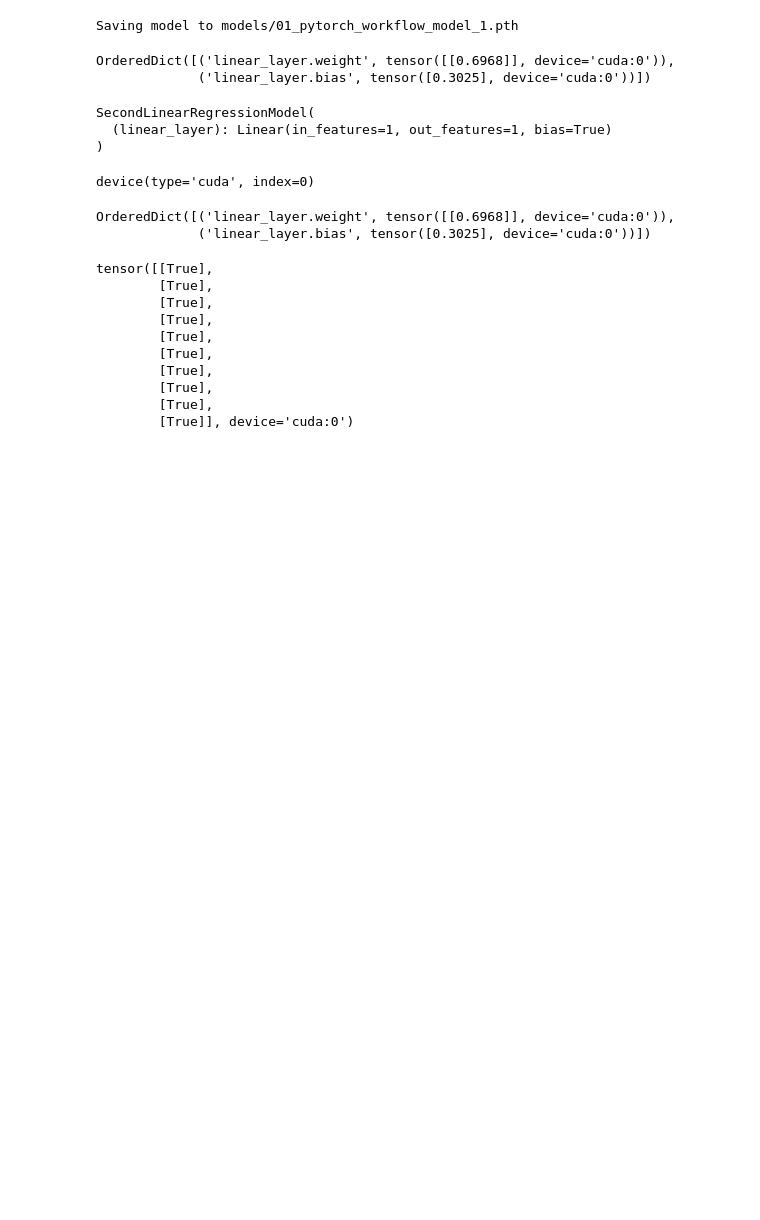
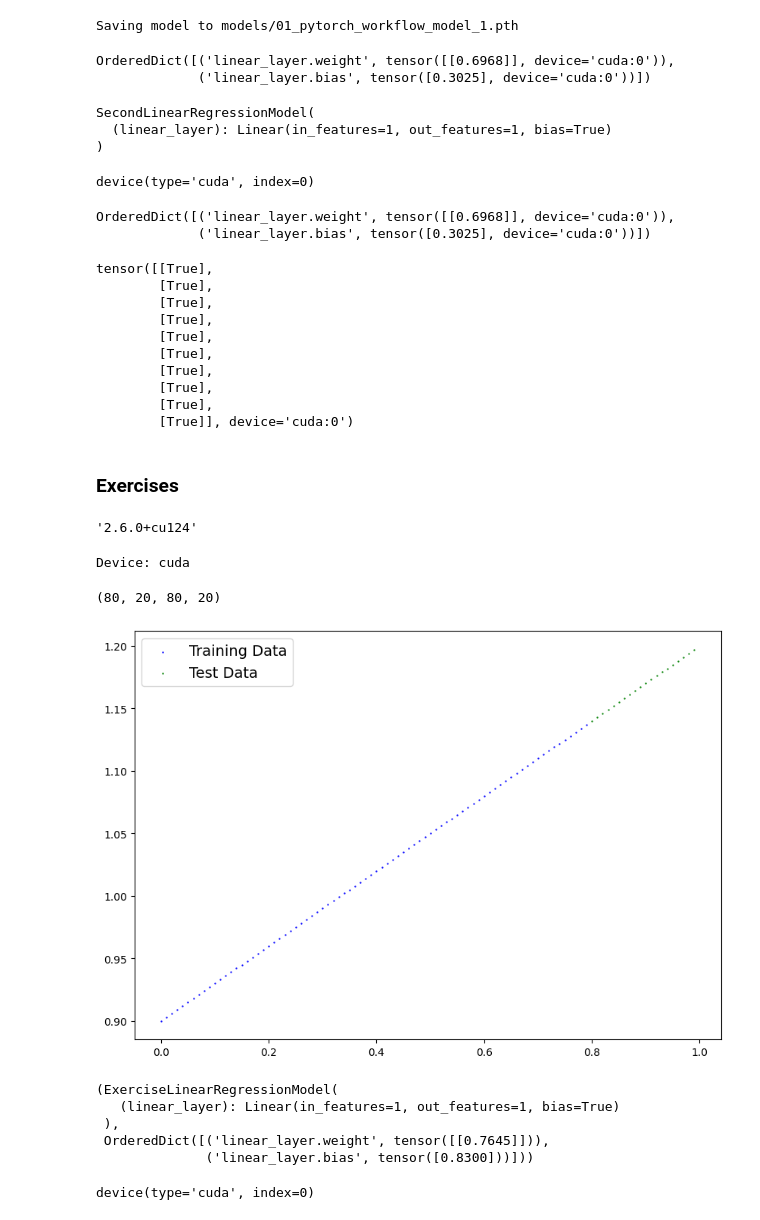
Before and after one commit to sifulsidd/pytorch, a Jupyter notebook: 01_pytorch_workflow.ipynb, the cells around one changed output. Cells and saved outputs as stored; diff of their text form; code cells hidden in the pictures; blank space fills up the shorter version.

Commit message:
All the exercises complete, understood, but must review

```diff
--- a/01_pytorch_workflow.ipynb
+++ b/01_pytorch_workflow.ipynb
@@ -878,3 +880,63 @@ tensor([[True],
         [True],
         [True],
         [True]], device='cuda:0')
+# %% [markdown]
+### Exercises
+# %%
+# Import PyTorch and matplotlib
+import torch
+from torch import nn
+import matplotlib.pyplot as plt
+
+# Check our PyTorch version
+torch.__version__
+# %% [output]
+'2.6.0+cu124'
+# %%
+device = "cuda" if torch.cuda.is_available() else "cpu"
+print(f"Device: {device}")
+# %% [output]
+Device: cuda
+# %%
+# Create a straight line dataset using the linear regression formula (weight * X + bias).
+# Set weight=0.3 and bias=0.9 there should be at least 100 datapoints total.
+weight = 0.3
+bias = 0.9
+
+start = 0
+step = 0.01
+end = 1
+
+X_exercise = torch.arange(start, end, step).unsqueeze(dim=1)
+y_exercise = (X_exercise * weight) + bias
+
+# Split the data into 80% training, 20% testing.
+split = int(0.8 * len(X_exercise))
+X_exercise_train = X_exercise[:split]
+X_exercise_test = X_exercise[split:]
+
+y_exercise_train = y_exercise[:split]
+y_exercise_test = y_exercise[split:]
+
+len(X_exercise_train), len(X_exercise_test), len(y_exercise_train), len(y_exercise_test)
+# %% [output]
+(80, 20, 80, 20)
+# %%
+# Plot the training and testing data so it becomes visual.
+def plot_predictions(train_data = X_exercise_train,
+                     train_labels = y_exercise_train,
+                     test_data = X_exercise_test,
+                     test_labels = y_exercise_test,
+                     predictions = None):
+  plt.figure(figsize=(10, 7))
+  plt.scatter(train_data, train_labels, c="b", s = 0.4, label="Training Data")
+  plt.scatter(test_data, test_labels, c="g", s = 0.4, label = "Test Data")
+
+  if predictions is not None:
+    plt.scatter(test_data, predictions, c="r", s = 0.3, label = "Predictions")
+
+  plt.legend(prop={"size":14})
+# %%
+plot_predictions()
+# %% [output]
+[figure, added]
@@ -880,0 +956,18 @@ tensor([[True],
+# %%
+# Once you've constructed the model, make an instance of it and check its state_dict().
+torch.manual_seed(42)
+exercise_model_0 = ExerciseLinearRegressionModel()
+
+exercise_model_0, exercise_model_0.state_dict()
+# %% [output]
+(ExerciseLinearRegressionModel(
+   (linear_layer): Linear(in_features=1, out_features=1, bias=True)
+ ),
+ OrderedDict([('linear_layer.weight', tensor([[0.7645]])),
+              ('linear_layer.bias', tensor([0.8300]))]))
+# %%
+# Make it device agnostic
+exercise_model_0.to(device)
+next(exercise_model_0.parameters()).device
+# %% [output]
+device(type='cuda', index=0)
```
Also changed, not shown: parts of 11 cells of this notebook.
